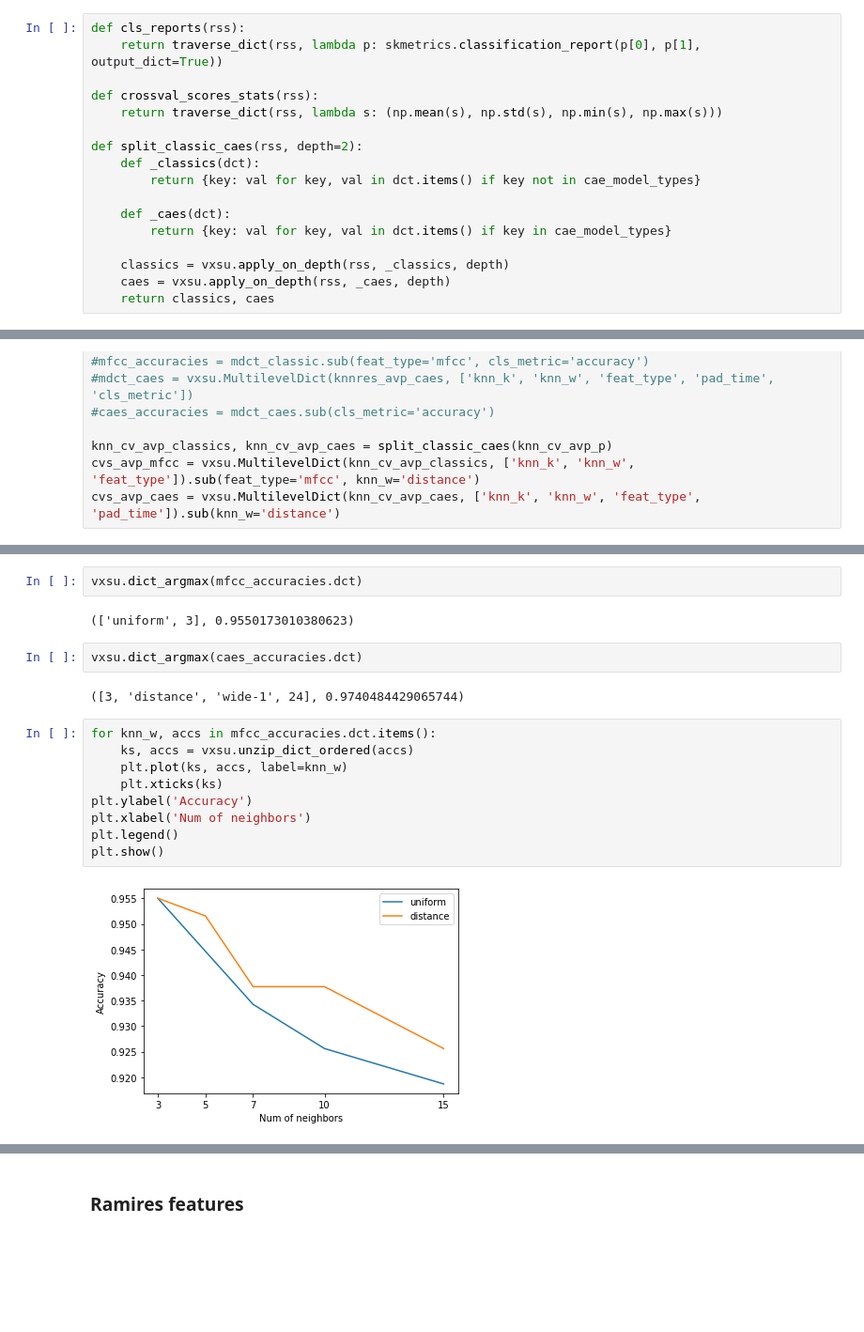
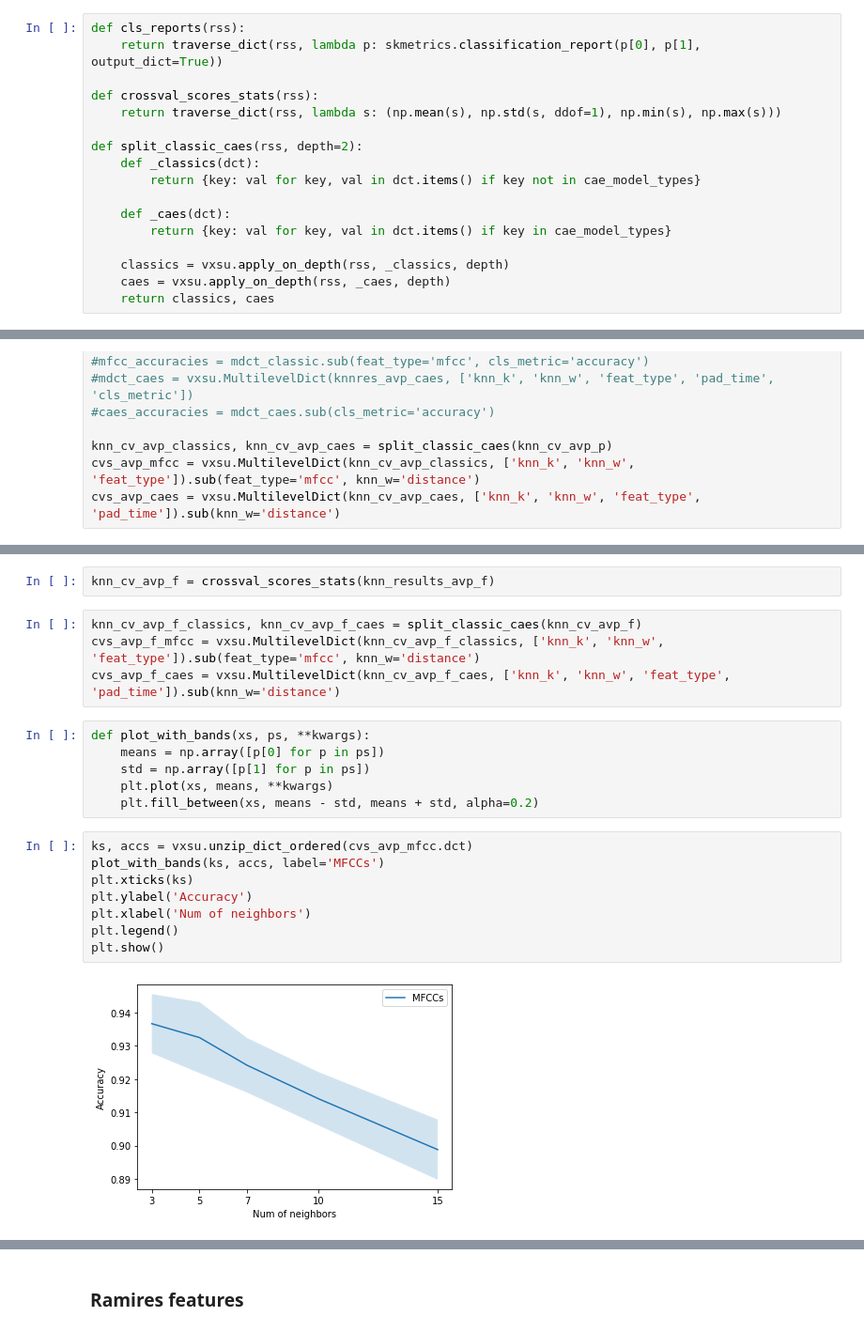
Before and after one commit to flyingleafe/vxs-vpt, a Jupyter notebook: notebooks/Classification.ipynb, the cells around one changed output, grey strips where cells are left out. Shown at 94% size. Cells and saved outputs as stored; diff of their text form; blank space fills up the shorter version.

```diff
--- a/notebooks/Classification.ipynb
+++ b/notebooks/Classification.ipynb
@@ -274,7 +279,7 @@ def cls_reports(rss):
     return traverse_dict(rss, lambda p: skmetrics.classification_report(p[0], p[1], output_dict=True))
 
 def crossval_scores_stats(rss):
-    return traverse_dict(rss, lambda s: (np.mean(s), np.std(s), np.min(s), np.max(s)))
+    return traverse_dict(rss, lambda s: (np.mean(s), np.std(s, ddof=1), np.min(s), np.max(s)))
 
 def split_classic_caes(rss, depth=2):
     def _classics(dct):
@@ -327,19 +307,22 @@ mfcc_accuracies = mfcc_accuracies.sink('knn_k')
-# %%
-vxsu.dict_argmax(mfcc_accuracies.dct)
-# %% [output]
-(['uniform', 3], 0.9550173010380623)
-# %%
-vxsu.dict_argmax(caes_accuracies.dct)
-# %% [output]
-([3, 'distance', 'wide-1', 24], 0.9740484429065744)
+# %%
+knn_cv_avp_f = crossval_scores_stats(knn_results_avp_f)
+# %%
+knn_cv_avp_f_classics, knn_cv_avp_f_caes = split_classic_caes(knn_cv_avp_f)
+cvs_avp_f_mfcc = vxsu.MultilevelDict(knn_cv_avp_f_classics, ['knn_k', 'knn_w', 'feat_type']).sub(feat_type='mfcc', knn_w='distance')
+cvs_avp_f_caes = vxsu.MultilevelDict(knn_cv_avp_f_caes, ['knn_k', 'knn_w', 'feat_type', 'pad_time']).sub(knn_w='distance')
+# %%
+def plot_with_bands(xs, ps, **kwargs):
+    means = np.array([p[0] for p in ps])
+    std = np.array([p[1] for p in ps])
+    plt.plot(xs, means, **kwargs)
+    plt.fill_between(xs, means - std, means + std, alpha=0.2)
 # %%
-for knn_w, accs in mfcc_accuracies.dct.items():
-    ks, accs = vxsu.unzip_dict_ordered(accs)
-    plt.plot(ks, accs, label=knn_w)
-    plt.xticks(ks)
+ks, accs = vxsu.unzip_dict_ordered(cvs_avp_mfcc.dct)
+plot_with_bands(ks, accs, label='MFCCs')
+plt.xticks(ks)
 plt.ylabel('Accuracy')
 plt.xlabel('Num of neighbors')
 plt.legend()
 plt.show()
 # %% [output]
-[figure, old version]
+[figure, new version]
```
Also changed, not shown: parts of 10 cells of this notebook, 7 other files.
